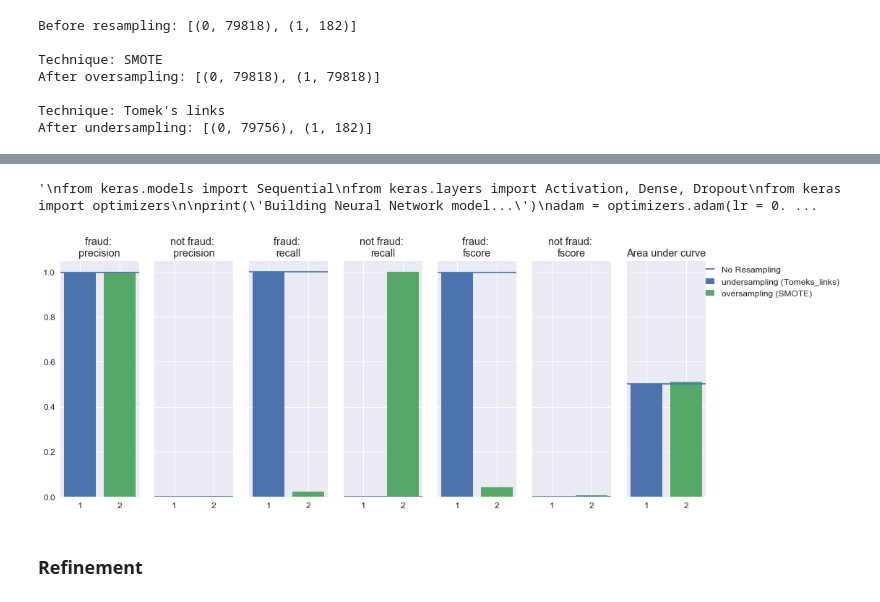
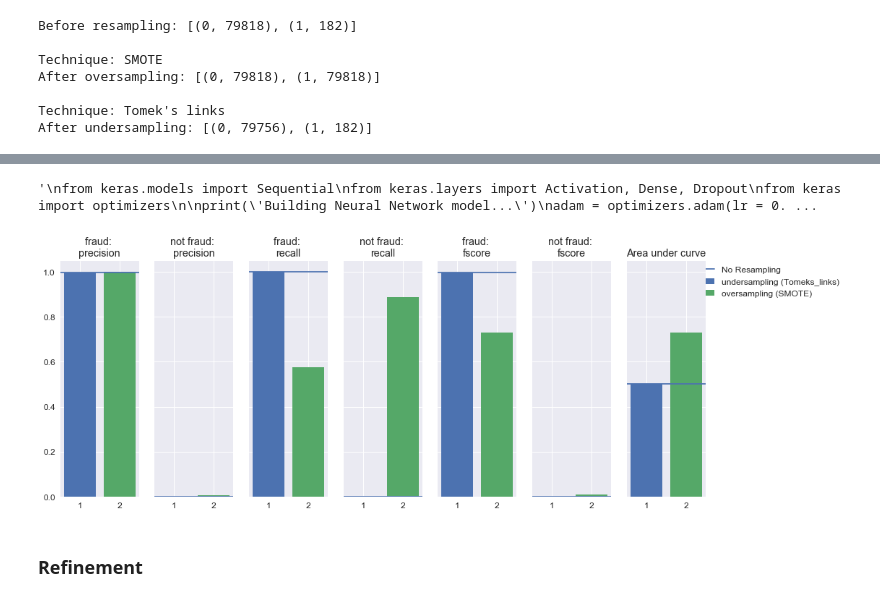
Before and after one commit to yuhow/udacity_nano_ML_course, a Jupyter notebook: capstone/capstone.ipynb, the cells around one changed output, grey strips where cells are left out. Drawn from its saved outputs; the diff is of its cells as text; code cells hidden in the pictures.

```diff
--- a/capstone/capstone.ipynb
+++ b/capstone/capstone.ipynb
@@ -485,9 +488,15 @@ evaluate_method(results, 'resampling')
 # %%
 from sklearn.neural_network import MLPClassifier
 #clf = MLPClassifier(solver='adam', hidden_layer_sizes=(200, ), max_iter=50000, batch_size=10000, random_state=10)
-clf = MLPClassifier(hidden_layer_sizes=(48, 24), learning_rate_init=0.005, random_state=10)
+#clf = MLPClassifier(solver='adam', hidden_layer_sizes=(50, 25), max_iter=3, \
+#                    batch_size=100, learning_rate_init=0.001, early_stopping=False,
+#                    validation_fraction=0.2, beta_2=0.8, random_state=10, verbose=True)
+clf = MLPClassifier(solver='adam', hidden_layer_sizes=(48, 24), max_iter=3, \
+                    batch_size=64, learning_rate_init=0.005, early_stopping=False,
+                    validation_fraction=0.2, beta_2=0.999, random_state=10, verbose=True)
 results = model_with_different_samples(X_train_list, X_original_test, \
                                        y_train_list, y_original_test, clf)
+print
 evaluate_method(results, 'resampling')
 """
 from keras.models import Sequential
@@ -519,4 +539,4 @@ history = model.fit(X_original_train, y_original_train, validation_split=0.2, ep
 '\nfrom keras.models import Sequential\nfrom keras.layers import Activation, Dense, Dropout\nfrom keras import optimizers\n\nprint(\'Building Neural Network model...\')\nadam = optimizers.adam(lr = 0. ...
-[figure, old version]
+[figure, new version]
 # %% [markdown]
 ### Refinement
```
Also changed, not shown: parts of 5 cells of this notebook.
